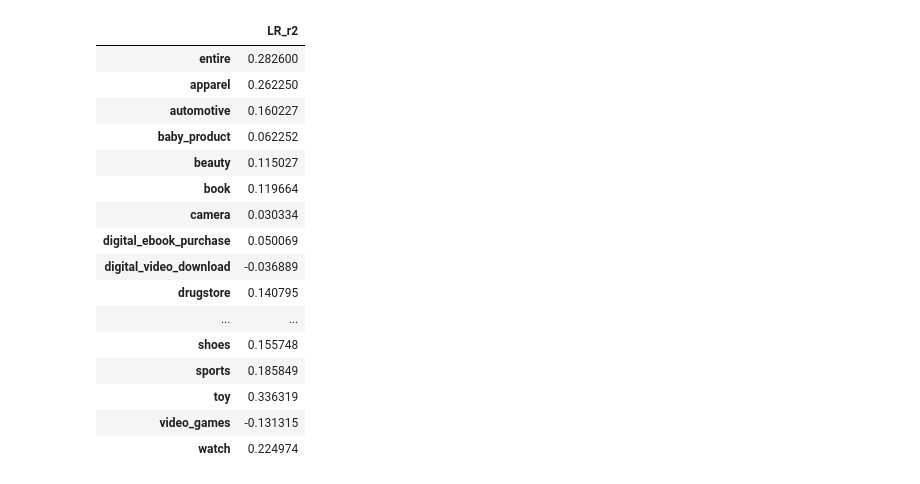
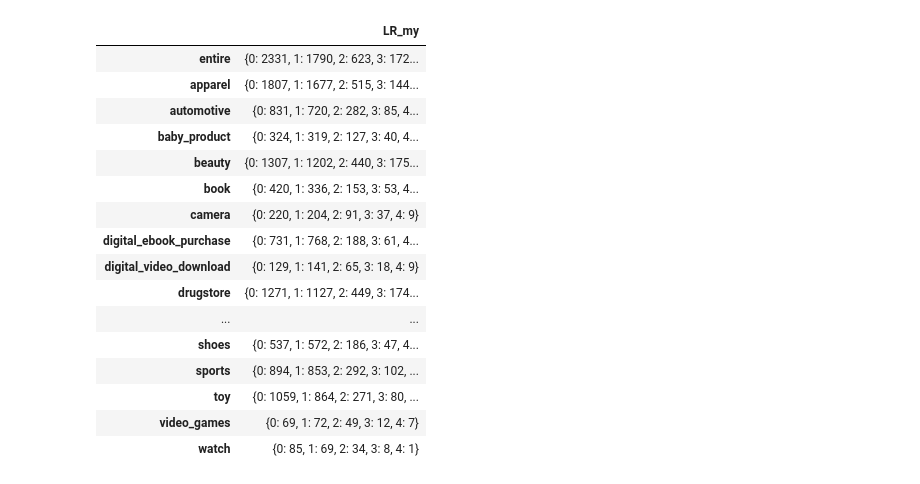
Before and after one commit to krithravi/review-prediction, a Jupyter notebook: graphing.ipynb, the cells around one changed output. Drawn from its saved outputs; the diff is of its cells as text; code cells hidden in the pictures.

```diff
--- a/graphing.ipynb
+++ b/graphing.ipynb
@@ -64,20 +64,31 @@ Text(0.5, 0, 'Category')
-# %%
-df[["LR_r2"]]
-# %% [output]
-|  | LR_r2 |
-| entire | 0.282600 |
-| apparel | 0.262250 |
-| automotive | 0.160227 |
-| baby_product | 0.062252 |
-| beauty | 0.115027 |
-| book | 0.119664 |
-| camera | 0.030334 |
-| digital_ebook_purchase | 0.050069 |
-| digital_video_download | -0.036889 |
-| drugstore | 0.140795 |
-| ... | ... |
-| shoes | 0.155748 |
-| sports | 0.185849 |
-| toy | 0.336319 |
-| video_games | -0.131315 |
-| watch | 0.224974 |
+# %%
+myDF = pd.read_csv("list.csv").T.iloc[1:]
+cols = ["LR_my",
+           "NB_my",
+           "vader_my",
+           "ord_my",
+           "LAT_my",
+           "LIT_my",
+           "LSE_my",
+          ]
+myDF.columns = cols
+
+myDF[["LR_my"]]
+# %% [output]
+|  | LR_my |
+| entire | {0: 2331, 1: 1790, 2: 623, 3: 172... |
+| apparel | {0: 1807, 1: 1677, 2: 515, 3: 144... |
+| automotive | {0: 831, 1: 720, 2: 282, 3: 85, 4... |
+| baby_product | {0: 324, 1: 319, 2: 127, 3: 40, 4... |
+| beauty | {0: 1307, 1: 1202, 2: 440, 3: 175... |
+| book | {0: 420, 1: 336, 2: 153, 3: 53, 4... |
+| camera | {0: 220, 1: 204, 2: 91, 3: 37, 4: 9} |
+| digital_ebook_purchase | {0: 731, 1: 768, 2: 188, 3: 61, 4... |
+| digital_video_download | {0: 129, 1: 141, 2: 65, 3: 18, 4: 9} |
+| drugstore | {0: 1271, 1: 1127, 2: 449, 3: 174... |
+| ... | ... |
+| shoes | {0: 537, 1: 572, 2: 186, 3: 47, 4... |
+| sports | {0: 894, 1: 853, 2: 292, 3: 102, ... |
+| toy | {0: 1059, 1: 864, 2: 271, 3: 80, ... |
+| video_games | {0: 69, 1: 72, 2: 49, 3: 12, 4: 7} |
+| watch | {0: 85, 1: 69, 2: 34, 3: 8, 4: 1} |
```
Also changed, not shown: parts of 4 cells of this notebook, 4 other files.
